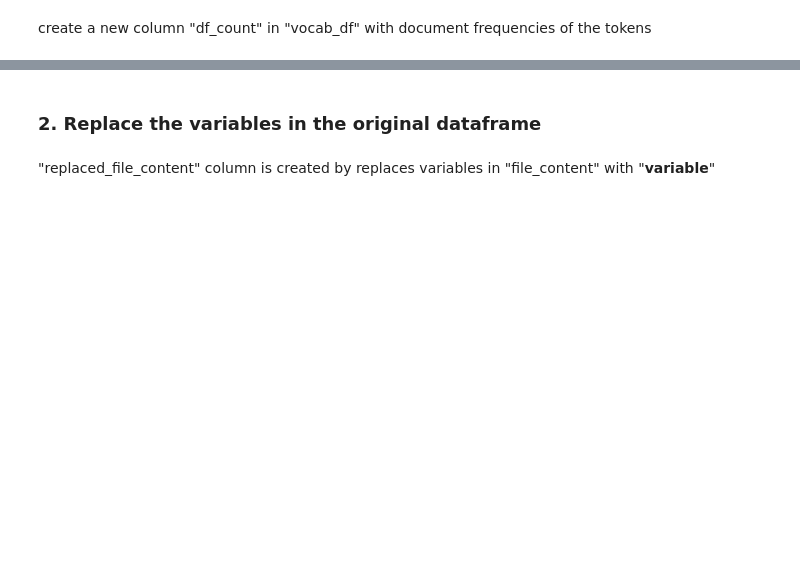
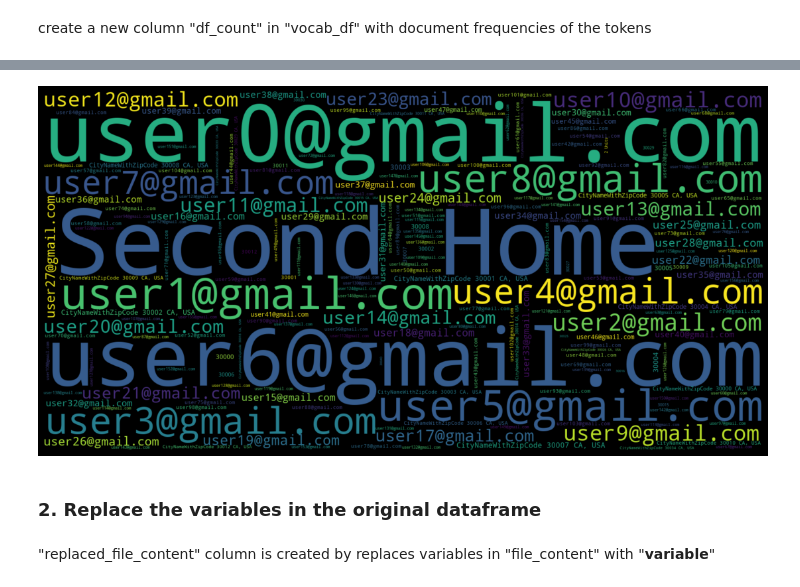
Before and after one commit to alluri1/tests-compression, a Jupyter notebook: notebooks/Identify variables.ipynb, the cells around one changed output, grey strips where cells are left out. Drawn from its saved outputs; the diff is of its cells as text; code cells hidden in the pictures; blank space fills up the shorter version.

```diff
--- a/notebooks/Identify variables.ipynb
+++ b/notebooks/Identify variables.ipynb
@@ -4,7 +4,7 @@ import esprima
 import pandas as pd
 # %%
 ## config
-DF_THRESHOLD = 0.1
+DF_THRESHOLD = 0.02
 
 ## change folder path here
 DATA_FOLDER_PATH = "../../better_data/"
@@ -129,0 +116,2 @@ vocab_df.sort_values(by=["df_count"], ascending= False, ignore_index= True)
+# %%
+variable_df =vocab_df[vocab_df["df_count"]<DF_THRESHOLD]
@@ -152,0 +183,21 @@ variables[:10]
+# %%
+%%time
+
+# create the WordCloud object
+wordcloud = WordCloud(width=1600, height = 800)
+
+# background_color='white'
+freq_dict = {}
+for idx, row in variable_df.iterrows():
+    freq_dict[row["token"]] =row["df_count"]
+wordcloud.generate_from_frequencies(frequencies=freq_dict)
+
+#plot
+plt.figure( figsize=(20,10), facecolor='k' )
+plt.imshow(wordcloud, interpolation='bilinear')
+plt.axis('off')
+# plt.tight_layout(pad=0)
+# plt.show()
+
+plt.savefig('wordcloud.png', facecolor='k', bbox_inches='tight')
+# %% [output]
@@ -153,3 +206,4 @@ variables[:10]
+[figure, added]
 # %% [markdown]
 ### 2. Replace the variables in the original dataframe
 # %% [markdown]
```
Also changed, not shown: parts of 17 cells of this notebook, 2 other files.
